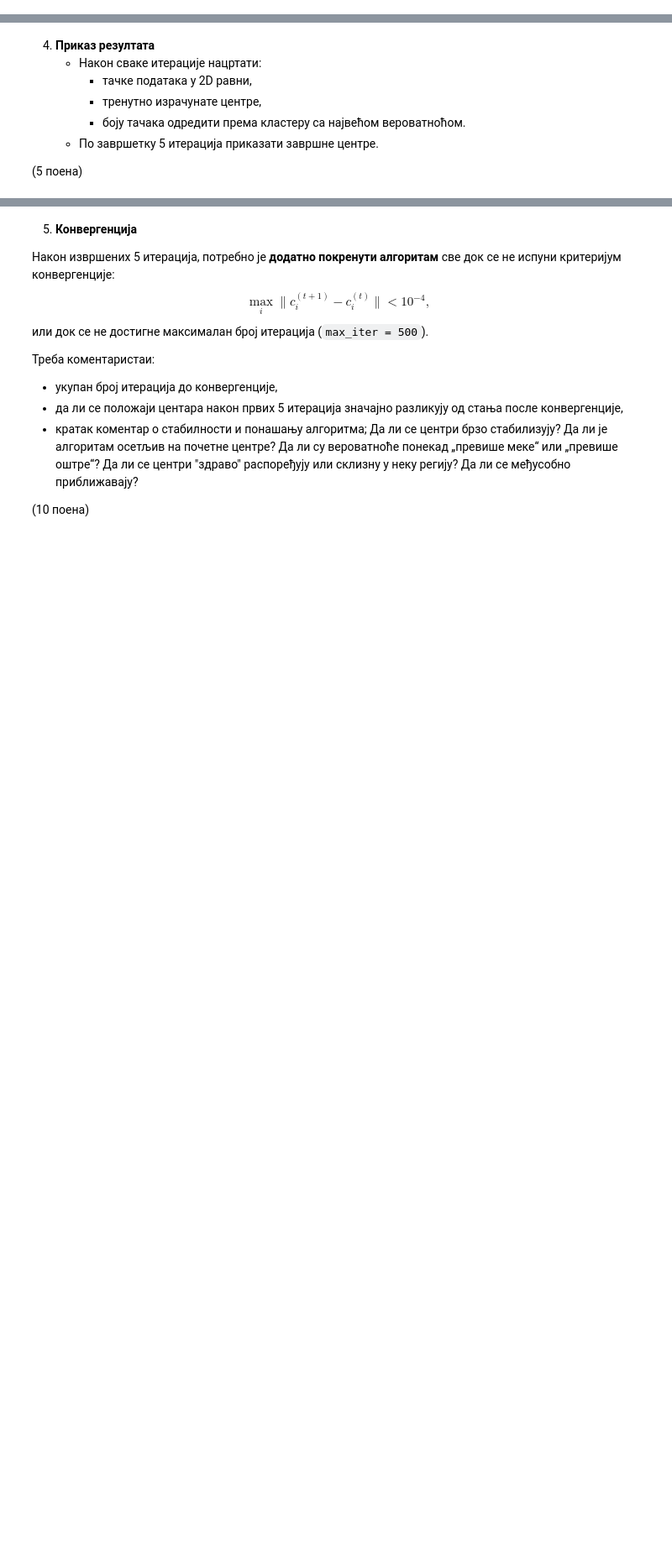
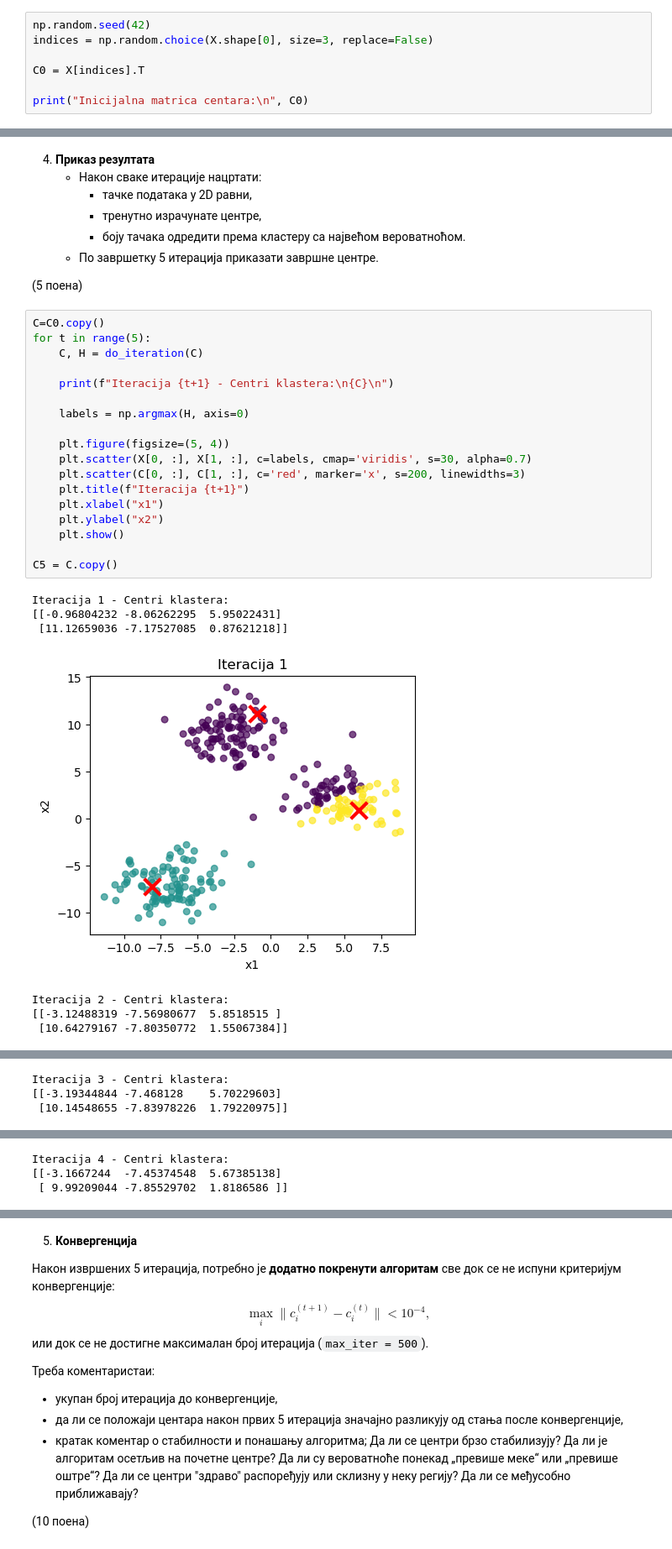
Before and after one commit to paunovicjovan/mathematical-methods-for-machine-learning, a Jupyter notebook: Homeworks/03Domaci2025-26_Jovan_Paunovic.ipynb, the cells around one changed output, grey strips where cells are left out. Shown at 84% size. Saved outputs shown, nothing was run; the diff lists cells and outputs as text; blank space fills up the shorter version.

```diff
--- a/Homeworks/03Domaci2025-26_Jovan_Paunovic.ipynb
+++ b/Homeworks/03Domaci2025-26_Jovan_Paunovic.ipynb
@@ -311,3 +321,10 @@ Centar klastera 2 (očekivano): [0.58823529 1.76470588]
    насумичним избором три тачке из скупа података или униформно из опсега података.
 
 (3 поена)
+# %%
+np.random.seed(42)
+indices = np.random.choice(X.shape[0], size=3, replace=False)
+
+C0 = X[indices].T
+
+print("Inicijalna matrica centara:\n", C0)
@@ -347,3 +417,29 @@ $$
    - По завршетку 5 итерација приказати завршне центре.
 
 (5 поена)
+# %%
+C=C0.copy()
+for t in range(5):
+    C, H = do_iteration(C)
+
+    print(f"Iteracija {t+1} - Centri klastera:\n{C}\n")
+
+    labels = np.argmax(H, axis=0)
+
+    plt.figure(figsize=(5, 4))
+    plt.scatter(X[0, :], X[1, :], c=labels, cmap='viridis', s=30, alpha=0.7)
+    plt.scatter(C[0, :], C[1, :], c='red', marker='x', s=200, linewidths=3)
+    plt.title(f"Iteracija {t+1}")
+    plt.xlabel("x1")
+    plt.ylabel("x2")
+    plt.show()
+
+C5 = C.copy()
+# %% [output]
+Iteracija 1 - Centri klastera:
+[[-0.96804232 -8.06262295  5.95022431]
+ [11.12659036 -7.17527085  0.87621218]]
+[figure, added]
+Iteracija 2 - Centri klastera:
+[[-3.12488319 -7.56980677  5.8518515 ]
+ [10.64279167 -7.80350772  1.55067384]]
@@ -349,0 +447,3 @@ $$
+Iteracija 3 - Centri klastera:
+[[-3.19344844 -7.468128    5.70229603]
+ [10.14548655 -7.83978226  1.79220975]]
@@ -349,0 +451,3 @@ $$
+Iteracija 4 - Centri klastera:
+[[-3.1667244  -7.45374548  5.67385138]
+ [ 9.99209044 -7.85529702  1.8186586 ]]
```
Also changed, not shown: parts of 8 cells of this notebook.
